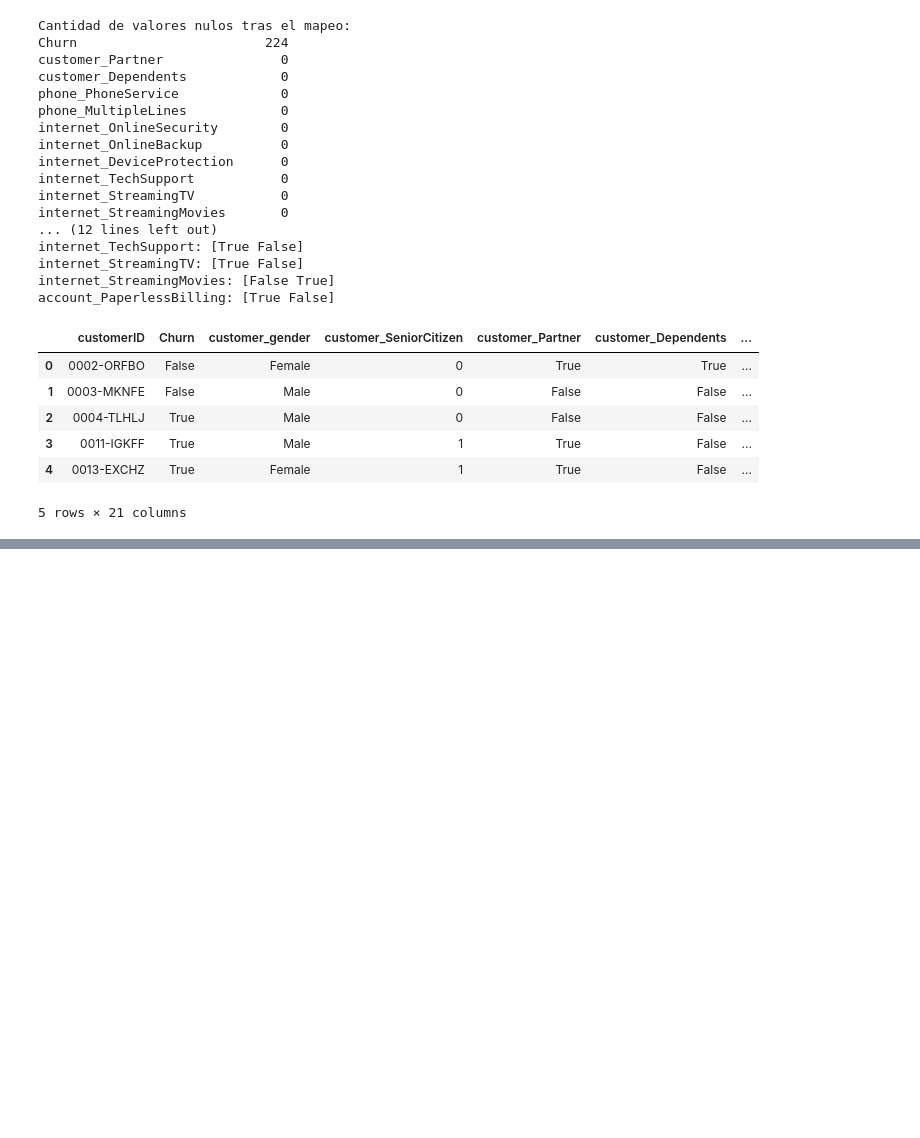
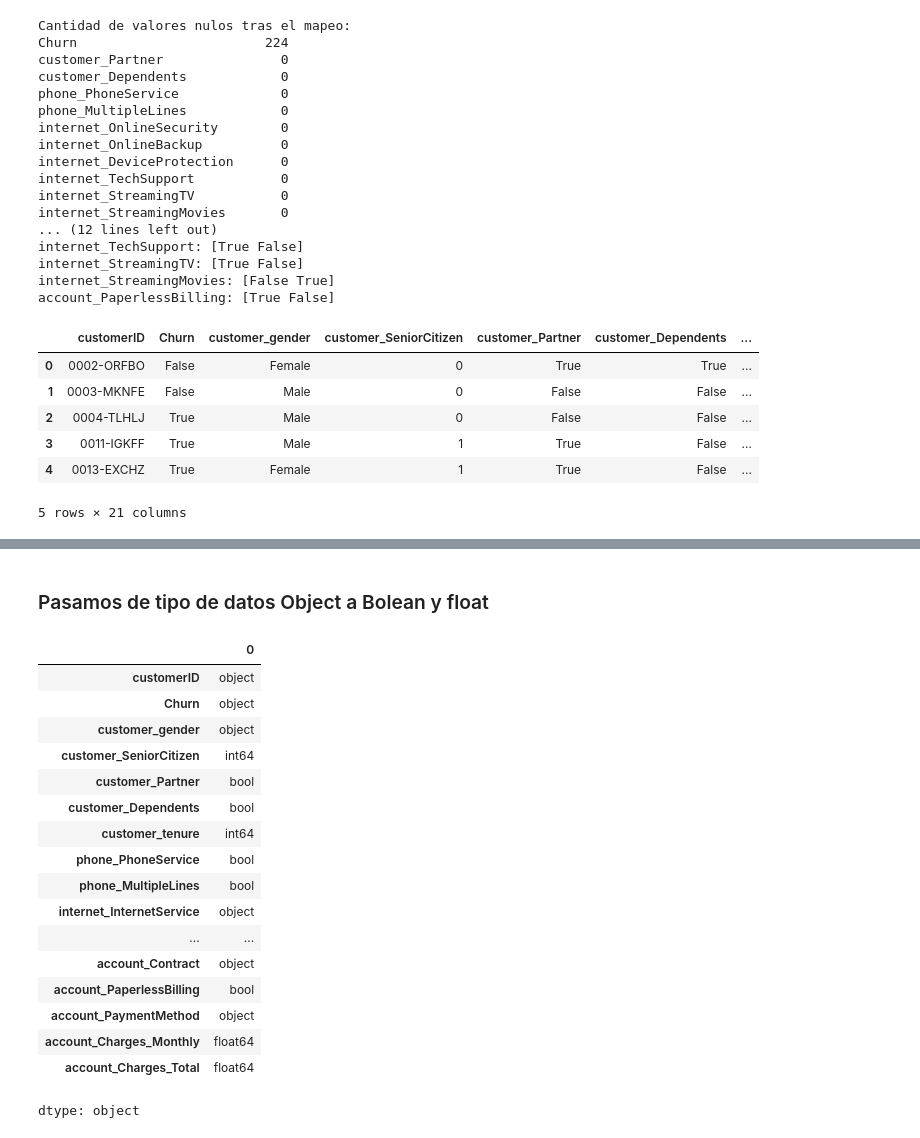
Before and after one commit to r2x4/challenge_2_data_sciense_telecomX, a Jupyter notebook: colab_challenge_2.ipynb, the cells around one changed output, grey strips where cells are left out. Cells and saved outputs as stored; diff of their text form; code cells hidden in the pictures; blank space fills up the shorter version.

```diff
--- a/colab_challenge_2.ipynb
+++ b/colab_challenge_2.ipynb
@@ -205,0 +229,44 @@ datos.head()
+# %% [markdown]
+### Pasamos de tipo de datos Object a Bolean y float
+# %%
+# de object a bolean
+bool_columns = [
+    'customer_Partner',
+    'customer_Dependents',
+    'phone_PhoneService',
+    'phone_MultipleLines',
+    'internet_OnlineSecurity',
+    'internet_OnlineBackup',
+    'internet_DeviceProtection',
+    'internet_TechSupport',
+    'internet_StreamingTV',
+    'internet_StreamingMovies',
+    'account_PaperlessBilling'
+]
+
+# Convertirlas a tipo booleano
+datos[bool_columns] = datos[bool_columns].astype(bool)
+# %%
+# Convertimos la última columna de object a float
+datos['account_Charges_Total'] = pd.to_numeric(datos['account_Charges_Total'], errors='coerce')
+# %%
+datos.dtypes
+# %% [output]
+|  | 0 |
+| customerID | object |
+| Churn | object |
+| customer_gender | object |
+| customer_SeniorCitizen | int64 |
+| customer_Partner | bool |
+| customer_Dependents | bool |
+| customer_tenure | int64 |
+| phone_PhoneService | bool |
+| phone_MultipleLines | bool |
+| internet_InternetService | object |
+| ... | ... |
+| account_Contract | object |
+| account_PaperlessBilling | bool |
+| account_PaymentMethod | object |
+| account_Charges_Monthly | float64 |
+| account_Charges_Total | float64 |
+dtype: object
```
Also changed, not shown: parts of 3 cells of this notebook.
